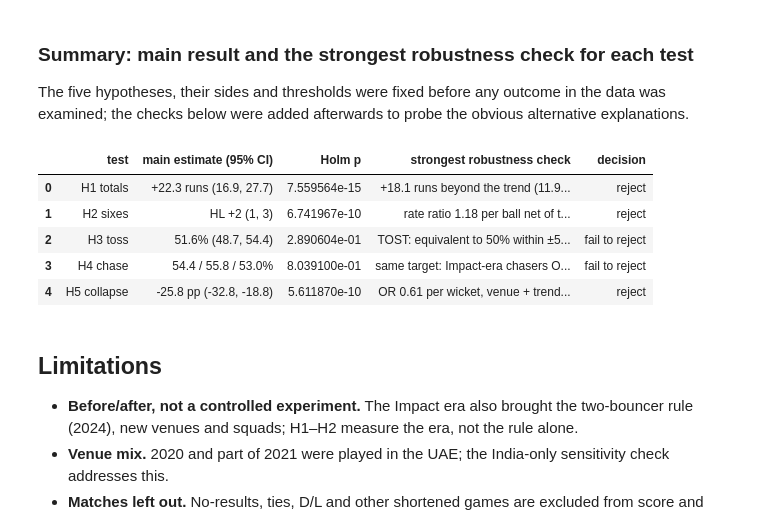
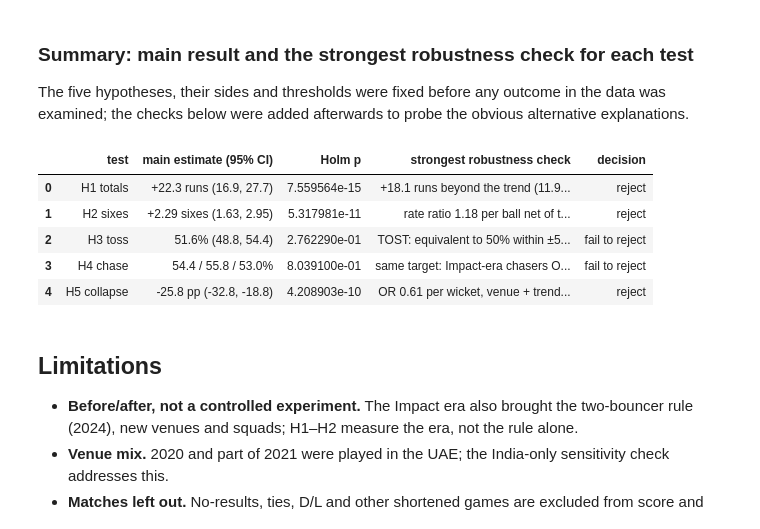
Before and after one commit to Snehil-Modi04/DSC_Project_IPL_Dataset, a Jupyter notebook: ipl_hypothesis_tests.ipynb, the cells around one changed output. Saved outputs shown, nothing was run; the diff lists cells and outputs as text; code cells hidden in the pictures.

```diff
--- a/ipl_hypothesis_tests.ipynb
+++ b/ipl_hypothesis_tests.ipynb
@@ -470,10 +517,18 @@ w2 = stats.ttest_ind(x2, y2, equal_var=False, alternative="greater")
 ci2 = stats.ttest_ind(x2, y2, equal_var=False).confidence_interval(0.95)
 disp = {e: round(float(v.var(ddof=1) / v.mean()), 2) for e, v in [("Impact", x2), ("Pre", y2)]}
 pois = stats.poisson_means_test(int(x2.sum()), len(x2), int(y2.sum()), len(y2), alternative="greater")
+lev2 = stats.levene(x2, y2)
+pooled2 = stats.ttest_ind(x2, y2, equal_var=True, alternative="greater")
+sd2 = np.sqrt(((len(x2) - 1) * x2.var(ddof=1) + (len(y2) - 1) * y2.var(ddof=1)) / (len(x2) + len(y2) - 2))
 RESULTS["H2"] = {
     "n_impact": len(x2), "n_pre": len(y2), "mean_impact": round(x2.mean(), 2), "mean_pre": round(y2.mean(), 2),
+    "sd_impact": round(float(x2.std(ddof=1)), 2), "sd_pre": round(float(y2.std(ddof=1)), 2),
     "median_impact": float(np.median(x2)), "median_pre": float(np.median(y2)),
-    "U": float(mw2.statistic), "p": float(mw2.pvalue), "z": round(float(stats.norm.isf(mw2.pvalue)), 2),
+    "p": float(w2.pvalue), "cohens_d": round(float((x2.mean() - y2.mean()) / sd2), 2),
+    "skew_impact": round(float(stats.skew(x2)), 2), "skew_pre": round(float(stats.skew(y2)), 2),
+    "levene_W": round(float(lev2.statistic), 2), "levene_p": float(lev2.pvalue),
+    "pooled_t": round(float(pooled2.statistic), 2), "pooled_p": float(pooled2.pvalue),
+    "U": float(mw2.statistic), "MW_p": float(mw2.pvalue), "MW_z": round(float(stats.norm.isf(mw2.pvalue)), 2),
     "HL": round(hl2[0], 1), "HL_CI": [round(hl2[1], 1), round(hl2[2], 1)], "rank_biserial": round(float(rbc), 2),
     "welch_t": round(float(w2.statistic), 2), "welch_df": round(float(w2.df), 1), "welch_p": float(w2.pvalue),
     "mean_diff": round(float(x2.mean() - y2.mean()), 2), "mean_diff_CI": [round(float(ci2.low), 2), round(float(ci2.high), 2)],
@@ -556,17 +610,19 @@ H0: P(toss winner wins) ≤ 0.5; H1: > 0.5. α = 0.05, one-sided. **Exact binomi
 dec = m[m["result"].eq("Normal") & m["winner"].notna()].copy()
 dec["toss_won_match"] = (dec["toss_winner"] == dec["winner"]).astype(int)
 k3, n3 = int(dec["toss_won_match"].sum()), len(dec)
-bt = stats.binomtest(k3, n3, 0.5, alternative="greater")
-ci3 = bt.proportion_ci(confidence_level=0.95, method="exact")
-ci3_two = stats.binomtest(k3, n3, 0.5).proportion_ci(confidence_level=0.95, method="exact")
-z3 = (k3 / n3 - 0.5) / np.sqrt(0.25 / n3)
+phat3 = k3 / n3
+z3 = (phat3 - 0.5) / np.sqrt(0.5 * 0.5 / n3)                 # SE under H0 for the statistic
+p3 = stats.norm.sf(z3)                                         # one-sided (right)
+se3 = np.sqrt(phat3 * (1 - phat3) / n3)                        # SE from the sample for the interval
+ci3_two = (phat3 - 1.96 * se3, phat3 + 1.96 * se3)
+bt = stats.binomtest(k3, n3, 0.5, alternative="greater")       # exact binomial: alternative test
 chi3 = stats.chisquare([k3, n3 - k3])
 by_era3 = dec.groupby("era")["toss_won_match"].agg(["sum", "count", "mean"]).round(3)
 by_dec3 = dec.groupby("toss_decision")["toss_won_match"].agg(["sum", "count", "mean"]).round(3)
 mde3 = (stats.norm.ppf(0.95) + stats.norm.ppf(0.8)) * 0.5 / np.sqrt(n3)
-RESULTS["H3"] = {"n": n3, "k": k3, "share": round(k3 / n3, 3), "p": float(bt.pvalue),
-                 "CI_one_sided_lower": round(float(ci3.low), 3), "CI_95": [round(float(ci3_two.low), 3), round(float(ci3_two.high), 3)],
-                 "z": round(float(z3), 2), "p_z": float(stats.norm.sf(z3)), "chi2": round(float(chi3.statistic), 2), "p_chi2_two_sided": float(chi3.pvalue),
+RESULTS["H3"] = {"n": n3, "k": k3, "share": round(k3 / n3, 3), "p": float(p3),
+                 "CI_95": [round(float(ci3_two[0]), 3), round(float(ci3_two[1]), 3)],
+                 "z": round(float(z3), 2), "p_exact_binomial": float(bt.pvalue), "chi2": round(float(chi3.statistic), 2), "p_chi2_two_sided": float(chi3.pvalue),
                  "by_era": by_era3.to_dict(orient="index"), "by_decision": by_dec3.to_dict(orient="index"),
                  "MDE_80pct_power_pp": round(float(mde3 * 100), 1)}
 for k, v in RESULTS["H3"].items(): print(f"{k:>20}: {v}")
@@ -597,7 +653,7 @@ margin: two one-sided binomial tests, H0: p ≥ 0.55 and H0: p ≤ 0.45. Rejecti
 the margin. A logistic regression then separates the coin (who wins it) from the decision (bat or field).
 # %%
-tost_hi = stats.binomtest(k3, n3, 0.55, alternative="less").pvalue
-tost_lo = stats.binomtest(k3, n3, 0.45, alternative="greater").pvalue
+tost_hi = stats.norm.cdf((phat3 - 0.55) / np.sqrt(0.55 * 0.45 / n3))     # H0: p >= 0.55
+tost_lo = stats.norm.sf((phat3 - 0.45) / np.sqrt(0.45 * 0.55 / n3))      # H0: p <= 0.45
 l3 = smf.logit("toss_won_match ~ C(toss_decision) + C(era)", dec).fit(disp=0)
 p_fd, p_bd = by_dec3.loc["field", "mean"], by_dec3.loc["bat", "mean"]
 _, _, z_dec, ci_dec = two_prop(by_dec3.loc["field", "sum"], by_dec3.loc["field", "count"], by_dec3.loc["bat", "sum"], by_dec3.loc["bat", "count"])
@@ -847,3 +903,13 @@ save(fig, "fig9_powerplay_era")
 # %% [markdown]
 **Reading.** Adjusted for venue and trend, each powerplay wicket still multiplies the odds of winning by 0.61 (0.54 to 0.69).
 The Impact-era interaction is OR 1.07 (0.82 to 1.39, p = 0.62): no evidence that batting deeper softens a collapse.
+# %%
+# Links between the tests: the same evidence in different forms
+anova1 = stats.f_oneway(imp["runs"], pre["runs"])
+RESULTS["links"] = {
+    "H1_pooled_t_sq": round(RESULTS["H1"]["pooled_t"] ** 2, 1), "H1_anova_F": round(float(anova1.statistic), 1), "H1_anova_p": float(anova1.pvalue),
+    "H3_z_sq": round(RESULTS["H3"]["z"] ** 2, 2), "H3_chi2_gof": RESULTS["H3"]["chi2"],
+    "H5_z_sq": round(RESULTS["H5"]["z"] ** 2, 1), "H5_chi2": RESULTS["H5"]["chi2"],
+    "H4_chi2": RESULTS["H4"]["chi2"], "H4_G": RESULTS["H4"]["G"],
+}
+print(RESULTS["links"])
@@ -861,25 +929,25 @@ below were added afterwards to probe the obvious alternative explanations.
 # %%
 summary = pd.DataFrame([
     ["H1 totals", f"+{RESULTS['H1']['diff']} runs ({RESULTS['H1']['CI'][0]}, {RESULTS['H1']['CI'][1]})", RESULTS["holm_five"]["H1"],
      f"+{RESULTS['H1']['trend_jump']} runs beyond the trend ({RESULTS['H1']['trend_jump_CI'][0]}, {RESULTS['H1']['trend_jump_CI'][1]}); placebo years ≤ {RESULTS['H1']['placebo_max_abs']}", "reject"],
-    ["H2 sixes", f"HL +{RESULTS['H2']['HL']:.0f} ({RESULTS['H2']['HL_CI'][0]:.0f}, {RESULTS['H2']['HL_CI'][1]:.0f})", RESULTS["holm_five"]["H2"],
+    ["H2 sixes", f"+{RESULTS['H2']['mean_diff']} sixes ({RESULTS['H2']['mean_diff_CI'][0]}, {RESULTS['H2']['mean_diff_CI'][1]})", RESULTS["holm_five"]["H2"],
      f"rate ratio {RESULTS['H2']['NB_trend_IRR']} per ball net of trend ({RESULTS['H2']['NB_trend_IRR_CI'][0]}, {RESULTS['H2']['NB_trend_IRR_CI'][1]})", "reject"],
     ["H3 toss", f"{RESULTS['H3']['share']*100:.1f}% ({RESULTS['H3']['CI_95'][0]*100:.1f}, {RESULTS['H3']['CI_95'][1]*100:.1f})", RESULTS["holm_five"]["H3"],
      f"TOST: equivalent to 50% within ±5 pp (p = {RESULTS['H3']['TOST_p']:.3f})", "fail to reject"],
     ["H4 chase", "54.4 / 55.8 / 53.0%", RESULTS["holm_five"]["H4"],
      f"same target: Impact-era chasers OR {RESULTS['H4']['OR_impact_same_target']} ({RESULTS['H4']['OR_impact_CI'][0]}, {RESULTS['H4']['OR_impact_CI'][1]})", "fail to reject"],
     ["H5 collapse", f"{RESULTS['H5']['diff_pp']} pp ({RESULTS['H5']['CI_pp'][0]}, {RESULTS['H5']['CI_pp'][1]})", RESULTS["holm_five"]["H5"],
      f"OR {RESULTS['H5']['adj_OR_per_wkt']} per wicket, venue + trend adjusted; era interaction p = {RESULTS['H5']['interaction_p']:.2f}", "reject"],
 ], columns=["test", "main estimate (95% CI)", "Holm p", "strongest robustness check", "decision"])
 RESULTS["summary"] = summary.to_dict(orient="records")
 summary
 # %% [output]
 |  | test | main estimate (95% CI) | Holm p | strongest robustness check | decision |
 | 0 | H1 totals | +22.3 runs (16.9, 27.7) | 7.559564e-15 | +18.1 runs beyond the trend (11.9... | reject |
-| 1 | H2 sixes | HL +2 (1, 3) | 6.741967e-10 | rate ratio 1.18 per ball net of t... | reject |
-| 2 | H3 toss | 51.6% (48.7, 54.4) | 2.890604e-01 | TOST: equivalent to 50% within ±5... | fail to reject |
+| 1 | H2 sixes | +2.29 sixes (1.63, 2.95) | 5.317981e-11 | rate ratio 1.18 per ball net of t... | reject |
+| 2 | H3 toss | 51.6% (48.8, 54.4) | 2.762290e-01 | TOST: equivalent to 50% within ±5... | fail to reject |
 | 3 | H4 chase | 54.4 / 55.8 / 53.0% | 8.039100e-01 | same target: Impact-era chasers O... | fail to reject |
-| 4 | H5 collapse | -25.8 pp (-32.8, -18.8) | 5.611870e-10 | OR 0.61 per wicket, venue + trend... | reject |
+| 4 | H5 collapse | -25.8 pp (-32.8, -18.8) | 4.208903e-10 | OR 0.61 per wicket, venue + trend... | reject |
 # %% [markdown]
 ## Limitations
 * **Before/after, not a controlled experiment.** The Impact era also brought the two-bouncer rule (2024), new venues
```
Also changed, not shown: parts of 15 cells of this notebook, 5 other files.
